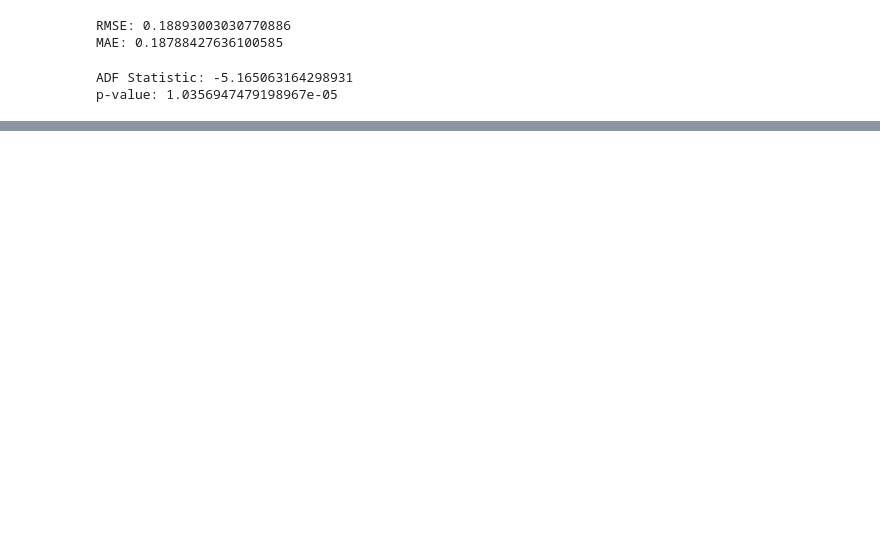
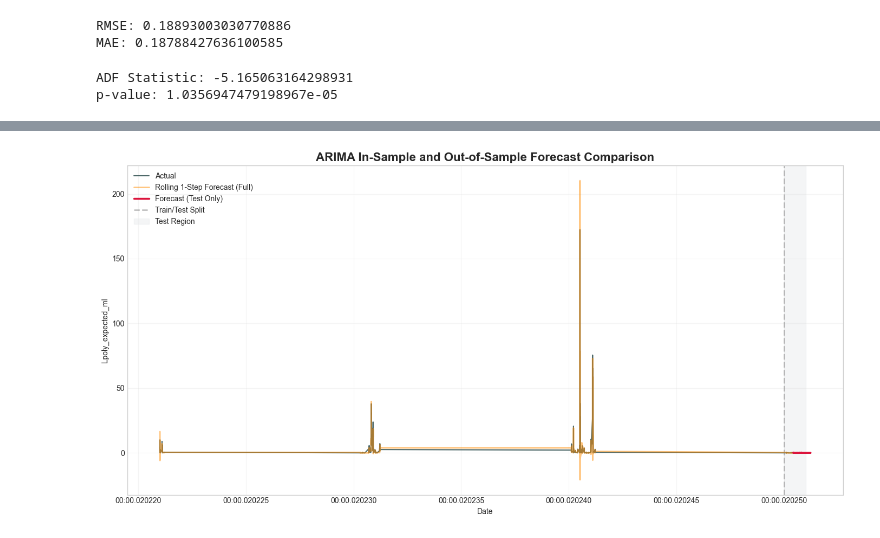
Before and after one commit to lemoncastle/hires-algal-bloom-prediction, a Jupyter notebook: models/arima_trial.ipynb, the cells around one changed output, grey strips where cells are left out. Saved outputs shown, nothing was run; the diff lists cells and outputs as text; code cells hidden in the pictures; blank space fills up the shorter version.

```diff
--- a/models/arima_trial.ipynb
+++ b/models/arima_trial.ipynb
@@ -69,0 +182,60 @@ p-value: 1.0356947479198967e-05
+# %%
+import matplotlib.pyplot as plt
+
+# Align split date
+split_date = total.index[split_index]
+
+plt.figure(figsize=(14,7))
+plt.style.use('seaborn-v0_8-whitegrid')
+# 1️⃣ Full actual timeline (faded background)
+plt.plot(total.index,
+         total['Lpoly_expected_ml'],
+         label='Actual',
+        color='#2F4F4F',
+         linestyle='-',
+         alpha=0.85,
+         linewidth=1.5,
+         zorder=2)
+
+# 2️⃣ Rolling forecast across full dataset
+plt.plot(rolling_series.index,
+         rolling_series,
+         label='Rolling 1-Step Forecast (Full)',
+         color='#FF8C00', # Dark Orange instead of yellow for contrast
+         linestyle='-',
+         linewidth=2,
+         alpha=0.5,
+         zorder=3)
+
+# 3️⃣ Test-only forecast (from earlier method)
+plt.plot(pred_series.index,
+         pred_series,
+         label='Forecast (Test Only)',
+          color='#DC143C',
+         linewidth=2.5,
+         zorder=4)
+
+# 4️⃣ Train/Test split line
+plt.axvline(x=split_date,
+            color='gray',
+            linestyle='--',
+            linewidth=2,
+            alpha=0.5,
+            label='Train/Test Split',
+            zorder=2)
+
+plt.axvspan(split_date, total.index[-1],
+           color='#EAECEE',
+           alpha=0.5,
+           label='Test Region',
+           zorder=0)
+
+plt.title('ARIMA In-Sample and Out-of-Sample Forecast Comparison', fontsize=16, fontweight='bold')
+plt.xlabel('Date')
+plt.ylabel('Lpoly_expected_ml')
+plt.legend()
+plt.grid(alpha=0.2)
+plt.tight_layout()
+plt.show()
+# %% [output]
+[figure, added]
```
Also changed, not shown: parts of 12 cells of this notebook.
